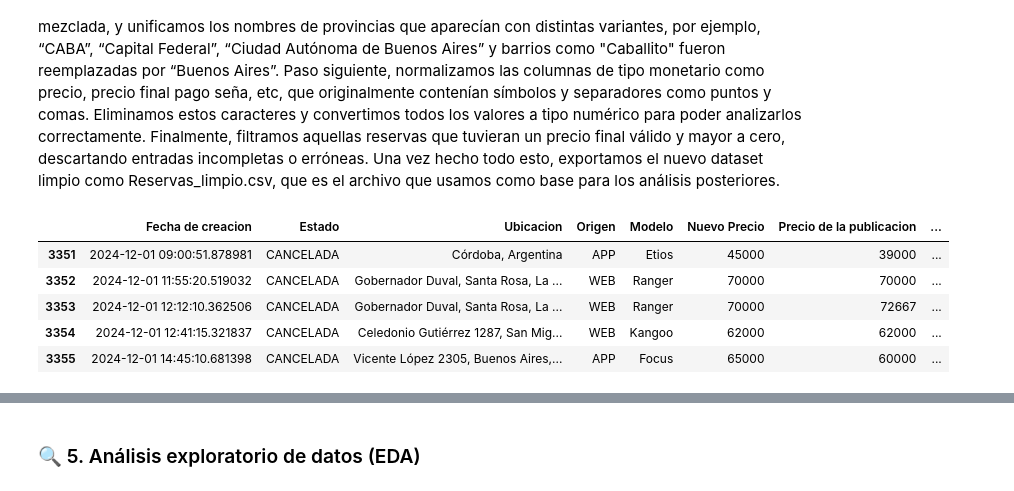
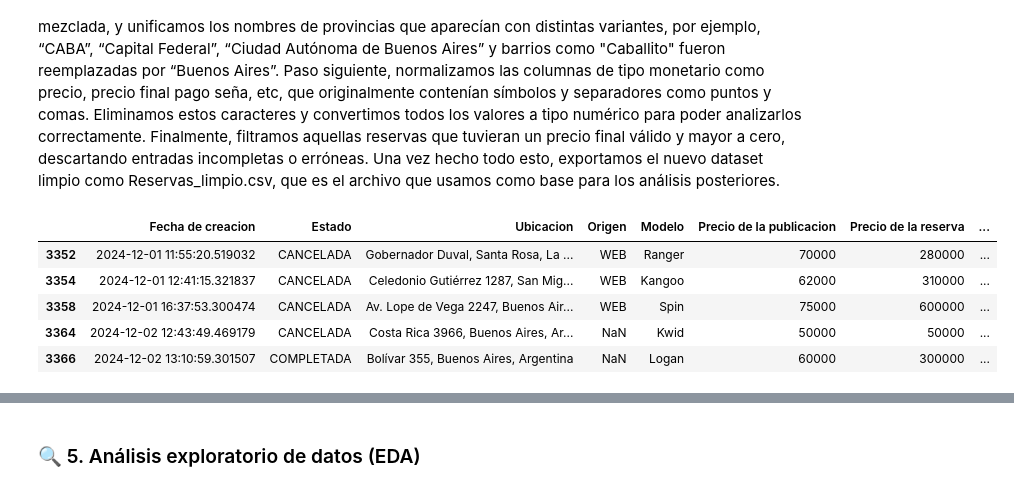
Before and after one commit to dlimachi/TP-ATUA, a Jupyter notebook: TP-Entregable2.ipynb, the cells around one changed output, grey strips where cells are left out. Saved outputs shown, nothing was run; the diff lists cells and outputs as text; code cells hidden in the pictures.

```diff
--- a/TP-Entregable2.ipynb
+++ b/TP-Entregable2.ipynb
@@ -95,33 +96,38 @@ Luego trabajamos en normalizar la ubicacion. Extraímos la provincia desde la co
 Paso siguiente, normalizamos las columnas de tipo monetario como precio, precio final pago seña, etc, que originalmente contenían símbolos y separadores como puntos y comas. Eliminamos estos caracteres y convertimos todos los valores a tipo numérico para poder analizarlos correctamente.
 Finalmente, filtramos aquellas reservas que tuvieran un precio final válido y mayor a cero, descartando entradas incompletas o erróneas. Una vez hecho todo esto, exportamos el nuevo dataset limpio como Reservas_limpio.csv, que es el archivo que usamos como base para los análisis posteriores.
 # %%
-df = pd.read_csv('dataset/Reservas.csv', sep=';')
+# Eliminamos columnas no necesarias
+df_filtered = df.drop(columns=['Email', 'Dni', 'Telefono', 'uuid', 'Cliente', 'Proveedor de carro',
+                               'Patente', 'Anifitrion', 'Celular', 'Iva', 'Observaciones', 'Pago Anfitrion',
+                               'Condicion', 'id', 'Entrega Aeropuerto', 'Devolucion Aeropuerto'])
 
 # Normalización de fechas
 df_filtered['Fecha de creacion'] = pd.to_datetime(df_filtered['Fecha de creacion'], errors='coerce')
 fecha_limite = pd.to_datetime('2024-12-01')
 df_filtered = df_filtered[df_filtered['Fecha de creacion'] >= fecha_limite]
 
+#Podemos notar que al tener nuevo precio, podemos utilizar solo los datos donde ya esta actualizado
+df_filtered = df_filtered[df_filtered['Nuevo Precio'] == df_filtered['Precio de la publicacion']]
+df_filtered = df_filtered.drop(columns=['Nuevo Precio'])
+
 
 #Normalización de Ubicación
 ciudades_a_provincias = {
     'San Miguel de Tucumán': 'Tucumán',
-    'Córdoba': 'Córdoba',
     'Rosario': 'Santa Fe',
-    'Mendoza': 'Mendoza',
     'Capital Federal': 'Buenos Aires',
     'CABA': 'Buenos Aires',
-    'Neuquén': 'Neuquén',
-    'Salta': 'Salta',
     'Campana' : 'Buenos Aires',
     'Córdoba Capital' : 'Córdoba',
     'Godoy Cruz': 'Mendoza',
     'Villa Urquiza CABA': 'Buenos Aires',
-    'Matienzo 1431': 'Mendoza',
     'Rio Negro' : 'Río Negro',
     'San Rafael': 'Mendoza',
     'Capital' : 'Buenos Aires',
-    'Monteros': 'Tucumán'
+    'Monteros': 'Tucumán',
+    'Comodoro Rivadavia' : 'Chubut',
+    'caballito': 'Buenos Aires',
+    'aeropuerto': 'Río negro'
 }
 provincias_validas = {
     'Buenos Aires', 'CABA', 'Catamarca', 'Chaco', 'Chubut', 'Córdoba', 'Corrientes',
@@ -133,46 +139,39 @@ provincias_validas = {
 def extraer_provincia(ubicacion):
     if pd.isna(ubicacion):
         return np.nan
-    partes = ubicacion.split(',')
+
+    partes = [p.strip() for p in ubicacion.split(',')]
+
     if len(partes) >= 2:
-        posible_prov = partes[-2].strip()
+        posible_prov = partes[-2]
     else:
-        posible_prov = ubicacion.strip()
+        posible_prov = partes[0]
 
-    posible_prov = posible_prov.replace('Province', '').strip().lower()
+    posible_prov = re.sub(r'\bprovince\b', '', posible_prov, flags=re.IGNORECASE).strip().lower()
+    posible_prov_title = posible_prov.title()
 
-    reemplazos = {
-        'capital federal': 'buenos aires',
-        'ciudad autónoma de buenos aires': 'buenos aires',
-        'caba': 'buenos aires',
-        'cordoba capital': 'córdoba',
-        'san miguel de tucumán': 'tucumán',
-        'caballito': 'buenos aires',
-        'córdoba capital': 'córdoba',
-        'aeropuerto': 'rio negro'
-    }
+    if posible_prov_title in ciudades_a_provincias:
+        return ciudades_a_provincias[posible_prov_title]
+    if posible_prov_title in provincias_validas:
+        return posible_prov_title
 
-    posible_prov = reemplazos.get(posible_prov, posible_prov)
+    for prov in provincias_validas:
+        if prov.lower() in ubicacion.lower():
+            return prov
 
-    # Buscar en el diccionario ciudades_a_provincias
-    provincia = ciudades_a_provincias.get(posible_prov.title(), posible_prov.title())
-
-    # Verificar si es una provincia válida
-    if provincia in provincias_validas:
-        return provincia
-    else:
-        return np.nan
+    return np.nan
 
 df_filtered['Provincia'] = df_filtered['Ubicacion'].apply(extraer_provincia)
 
 #Normalización de Precios
 columnas_monetarias = [
-    'Nuevo Precio', 'Precio de la publicacion', 'Precio de la reserva',
+    'Precio de la publicacion', 'Precio de la reserva',
     'Gastos administrativo', 'Seguro base', 'Seguro Contra Terceros',
     'Seguro Premium', 'Precio final', 'Pago seña',
     'Pendiente Por Cobrar', 'Monto de la garantia'
 ]
 
+# Reemplazar valores monetarios '0' por NaN y procesar las columnas
 for col in columnas_monetarias:
     df_filtered[col] = (
         df_filtered[col]
@@ -181,25 +180,19 @@ for col in columnas_monetarias:
         .str.replace('.', '', regex=False)
         .str.replace(',', '', regex=False)
         .str.strip()
-        .replace('', '0')
+        .replace('',  0)
         .astype(float)
         .astype(int)
     )
 
+## Normalización de origen
 df_filtered = df_filtered[df_filtered['Origen'].str.lower() != 'rentlyapp']
-
-
-
-df_filtered = df_filtered[
-    (df_filtered['Precio final'].notna()) &
-    (df_filtered['Precio final'] > 0)
-]
 
 
 ## Normalización de modelos
 marcas = [
     'Peugeot', 'Volkswagen', 'Chevrolet', 'Fiat', 'Renault', 'Ford', 'Toyota', 'Nissan',
-    'Honda', 'Citroen', 'Hyundai', 'Kia', 'Mercedes', 'BMW', 'Audi', 'Jeep'
+    'Honda', 'Citroen', 'Hyundai', 'Kia', 'Mercedes', 'BMW', 'Audi', 'Jeep', 'Chery'
 ]
 
 def normalizar_marca(modelo):
@@ -225,36 +218,38 @@ def normalizar_marca(modelo):
     if any(p in modelo_lower for p in ['fiesta', 'focus', 'ka', 'ranger', 'eco']):
         return 'Ford'
     if any(p in modelo_lower for p in ['corolla', 'etios', 'hilux', 'yaris', 'sw4', 'hiace']):
         return 'Toyota'
     if any(p in modelo_lower for p in ['versa', 'march', 'sentra', 'kicks', 'frontier']):
         return 'Nissan'
     if any(p in modelo_lower for p in ['glk', 'sprinter', 'class', 'vito']):
         return 'Mercedes'
     if any(p in modelo_lower for p in ['c3']):
         return 'Citroen'
     if any(p in modelo_lower for p in ['renegade']):
         return 'Jeep'
     if any(p in modelo_lower for p in ['tucson', 'creta']):
         return 'Hyundai'
     if any(p in modelo_lower for p in ['qq']):
         return 'Chery'
     if any(p in modelo_lower for p in ['cerato']):
         return 'Kia'
     if any(p in modelo_lower for p in ['quattro']):
         return 'Audi'
     if any(p in modelo_lower for p in ['fit']):
         return 'Honda'
 
 
 df_filtered['Marca'] = df_filtered['Modelo'].apply(normalizar_marca)
 
 df_filtered.to_csv('dataset/Reservas_limpio.csv', sep=';', index=False)
 
+
+
 df_filtered.head()
 # %% [output]
-|  | Fecha de creacion | Estado | Ubicacion | Origen | Modelo | Nuevo Precio | Precio de la publicacion | ... |
-| 3351 | 2024-12-01 09:00:51.878981 | CANCELADA | Córdoba, Argentina | APP | Etios | 45000 | 39000 | ... |
-| 3352 | 2024-12-01 11:55:20.519032 | CANCELADA | Gobernador Duval, Santa Rosa, La ... | WEB | Ranger | 70000 | 70000 | ... |
-| 3353 | 2024-12-01 12:12:10.362506 | CANCELADA | Gobernador Duval, Santa Rosa, La ... | WEB | Ranger | 70000 | 72667 | ... |
-| 3354 | 2024-12-01 12:41:15.321837 | CANCELADA | Celedonio Gutiérrez 1287, San Mig... | WEB | Kangoo | 62000 | 62000 | ... |
-| 3355 | 2024-12-01 14:45:10.681398 | CANCELADA | Vicente López 2305, Buenos Aires,... | APP | Focus | 65000 | 60000 | ... |
+|  | Fecha de creacion | Estado | Ubicacion | Origen | Modelo | Precio de la publicacion | Precio de la reserva | ... |
+| 3352 | 2024-12-01 11:55:20.519032 | CANCELADA | Gobernador Duval, Santa Rosa, La ... | WEB | Ranger | 70000 | 280000 | ... |
+| 3354 | 2024-12-01 12:41:15.321837 | CANCELADA | Celedonio Gutiérrez 1287, San Mig... | WEB | Kangoo | 62000 | 310000 | ... |
+| 3358 | 2024-12-01 16:37:53.300474 | CANCELADA | Av. Lope de Vega 2247, Buenos Air... | WEB | Spin | 75000 | 600000 | ... |
+| 3364 | 2024-12-02 12:43:49.469179 | CANCELADA | Costa Rica 3966, Buenos Aires, Ar... | NaN | Kwid | 50000 | 50000 | ... |
+| 3366 | 2024-12-02 13:10:59.301507 | COMPLETADA | Bolívar 355, Buenos Aires, Argentina | NaN | Logan | 60000 | 300000 | ... |
```
Also changed, not shown: parts of 12 cells of this notebook, 4 other files.
